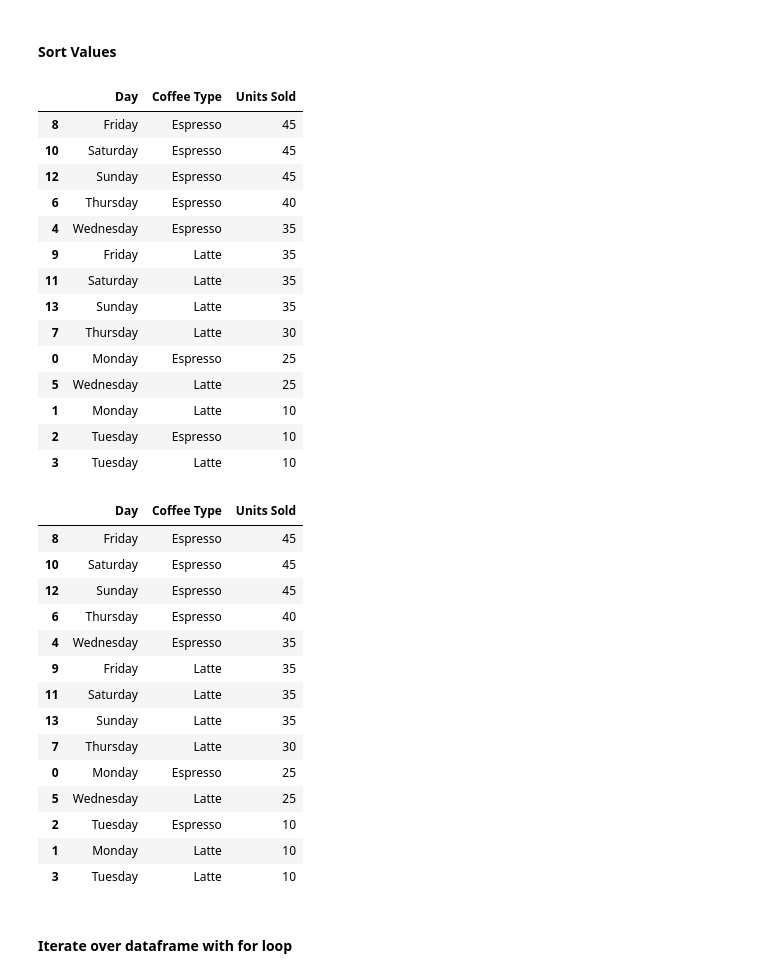
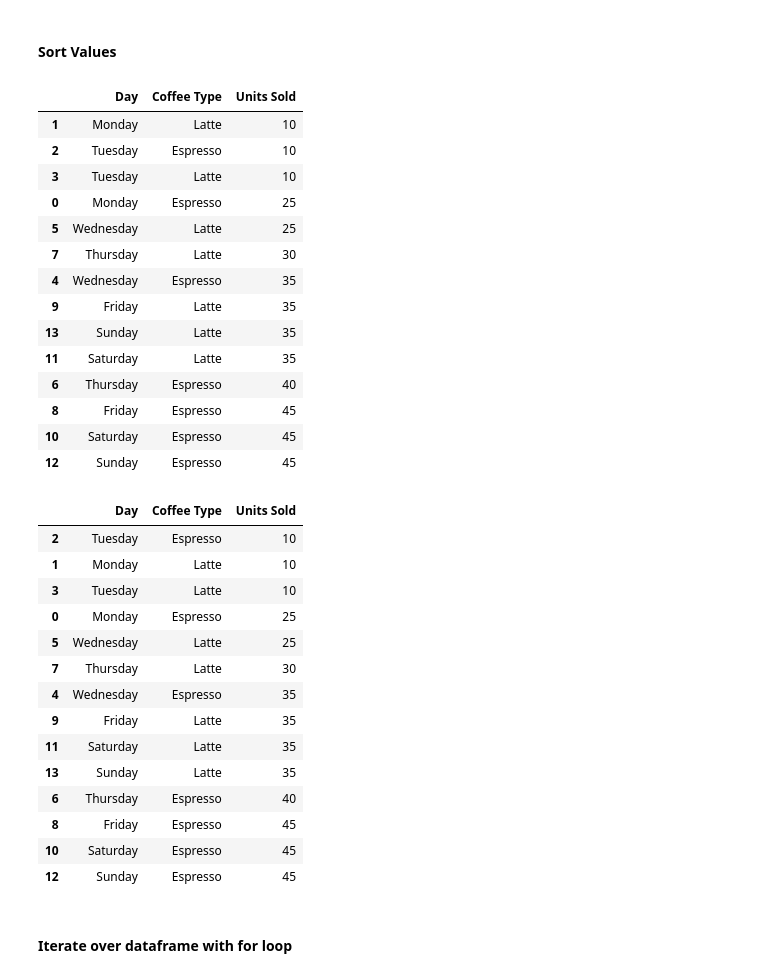
Before and after one commit to lixm98/complete-pandas-tutorial, a Jupyter notebook: tutorial.ipynb, the cells around one changed output. Drawn from its saved outputs; the diff is of its cells as text; code cells hidden in the pictures.

```diff
--- a/tutorial.ipynb
+++ b/tutorial.ipynb
@@ -278,41 +289,41 @@ Name: Day, dtype: object
 # %% [markdown]
 #### Sort Values
 # %%
-coffee.sort_values(["Units Sold"], ascending=False)
+coffee.sort_values(["Units Sold"], ascending=True)
 # %% [output]
 |  | Day | Coffee Type | Units Sold |
+| 1 | Monday | Latte | 10 |
+| 2 | Tuesday | Espresso | 10 |
+| 3 | Tuesday | Latte | 10 |
+| 0 | Monday | Espresso | 25 |
+| 5 | Wednesday | Latte | 25 |
+| 7 | Thursday | Latte | 30 |
+| 4 | Wednesday | Espresso | 35 |
+| 9 | Friday | Latte | 35 |
+| 13 | Sunday | Latte | 35 |
+| 11 | Saturday | Latte | 35 |
+| 6 | Thursday | Espresso | 40 |
 | 8 | Friday | Espresso | 45 |
 | 10 | Saturday | Espresso | 45 |
 | 12 | Sunday | Espresso | 45 |
-| 6 | Thursday | Espresso | 40 |
-| 4 | Wednesday | Espresso | 35 |
-| 9 | Friday | Latte | 35 |
-| 11 | Saturday | Latte | 35 |
-| 13 | Sunday | Latte | 35 |
-| 7 | Thursday | Latte | 30 |
-| 0 | Monday | Espresso | 25 |
-| 5 | Wednesday | Latte | 25 |
-| 1 | Monday | Latte | 10 |
-| 2 | Tuesday | Espresso | 10 |
-| 3 | Tuesday | Latte | 10 |
 # %%
-coffee.sort_values(["Units Sold", "Coffee Type"], ascending=[0,1])
+coffee.sort_values(["Units Sold", "Coffee Type"], ascending=[1,1])
 # %% [output]
 |  | Day | Coffee Type | Units Sold |
-| 8 | Friday | Espresso | 45 |
-| 10 | Saturday | Espresso | 45 |
-| 12 | Sunday | Espresso | 45 |
-| 6 | Thursday | Espresso | 40 |
+| 2 | Tuesday | Espresso | 10 |
+| 1 | Monday | Latte | 10 |
+| 3 | Tuesday | Latte | 10 |
+| 0 | Monday | Espresso | 25 |
+| 5 | Wednesday | Latte | 25 |
+| 7 | Thursday | Latte | 30 |
 | 4 | Wednesday | Espresso | 35 |
 | 9 | Friday | Latte | 35 |
 | 11 | Saturday | Latte | 35 |
 | 13 | Sunday | Latte | 35 |
-| 7 | Thursday | Latte | 30 |
-| 0 | Monday | Espresso | 25 |
-| 5 | Wednesday | Latte | 25 |
-| 2 | Tuesday | Espresso | 10 |
-| 1 | Monday | Latte | 10 |
-| 3 | Tuesday | Latte | 10 |
+| 6 | Thursday | Espresso | 40 |
+| 8 | Friday | Espresso | 45 |
+| 10 | Saturday | Espresso | 45 |
+| 12 | Sunday | Espresso | 45 |
 # %% [markdown]
 #### Iterate over dataframe with for loop
 # %%
```
Also changed, not shown: parts of 11 cells of this notebook.
